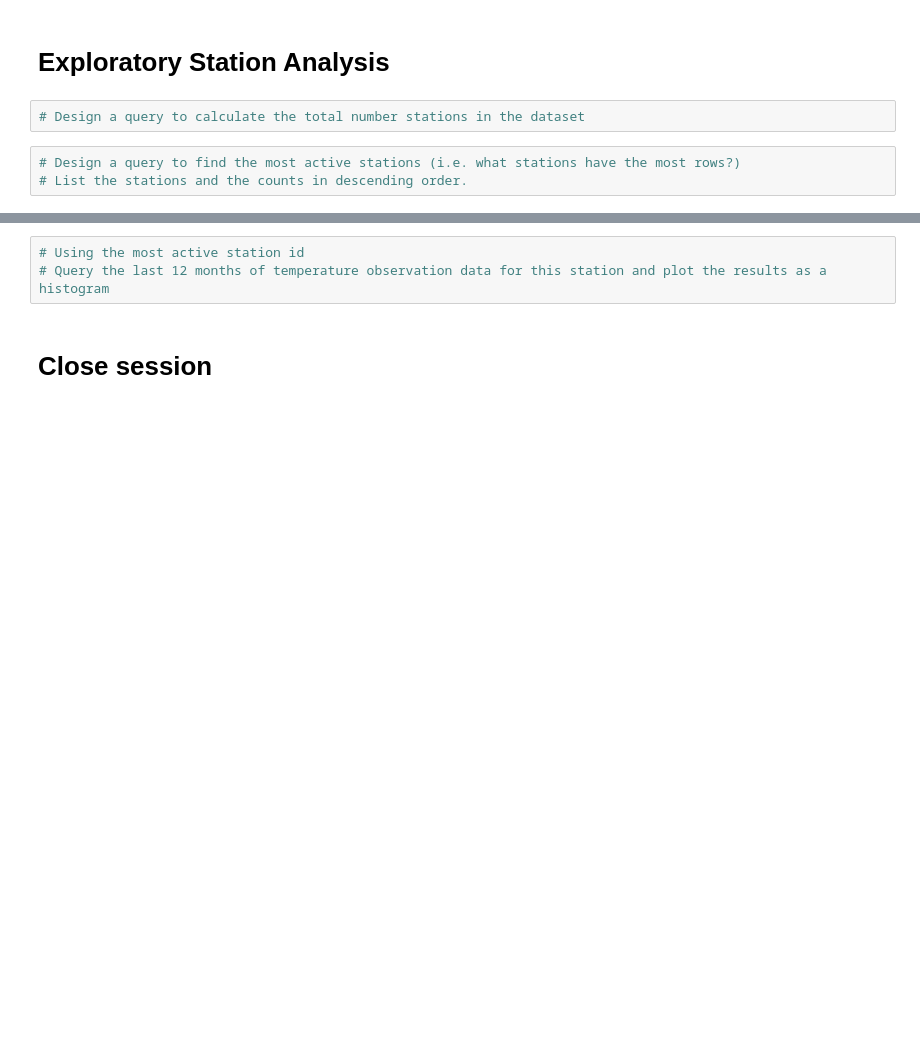
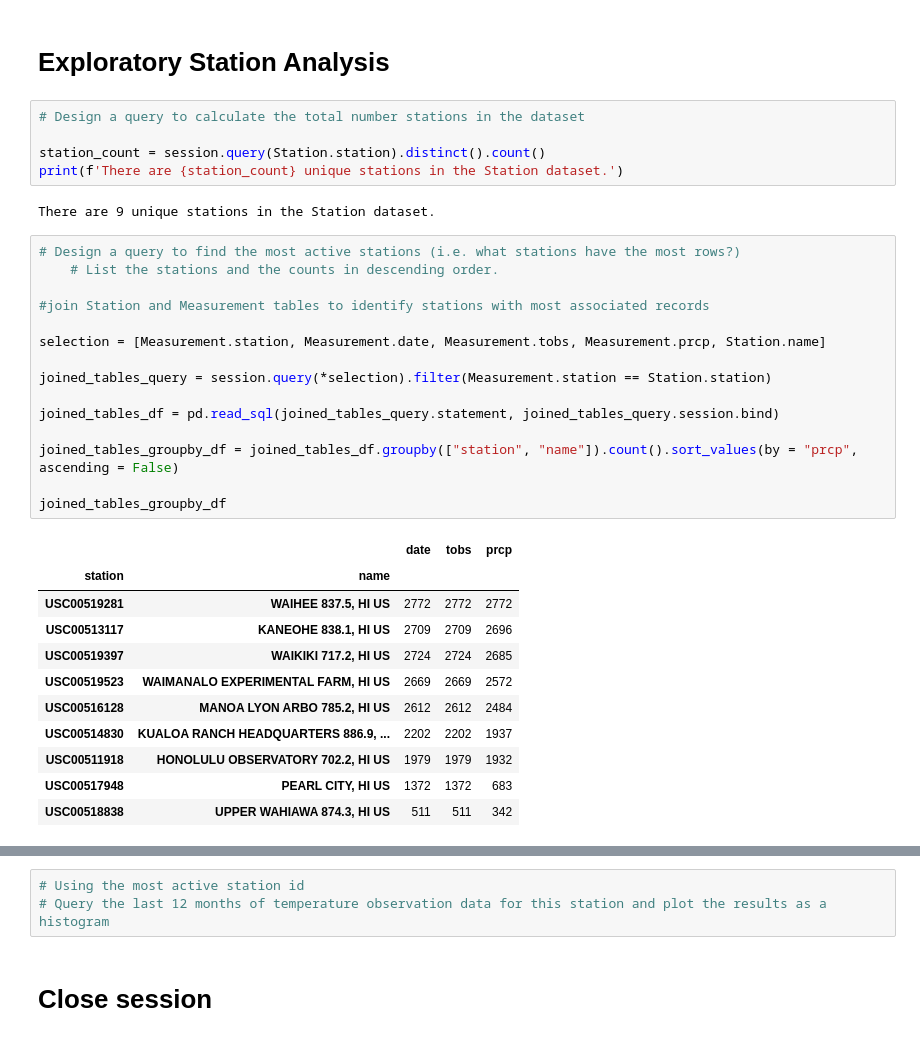
Before and after one commit to Jhernie/sql_alchemy, a Jupyter notebook: evangelista_climate_starter.ipynb, the cells around one changed output, grey strips where cells are left out. Drawn from its saved outputs; the diff is of its cells as text; blank space fills up the shorter version.

```diff
--- a/evangelista_climate_starter.ipynb
+++ b/evangelista_climate_starter.ipynb
@@ -184,8 +197,37 @@ climate_df.plot(
 # Exploratory Station Analysis
 # %%
 # Design a query to calculate the total number stations in the dataset
+
+station_count = session.query(Station.station).distinct().count()
+print(f'There are {station_count} unique stations in the Station dataset.')
+# %% [output]
+There are 9 unique stations in the Station dataset.
 # %%
 # Design a query to find the most active stations (i.e. what stations have the most rows?)
-# List the stations and the counts in descending order.
+    # List the stations and the counts in descending order.
+
+#join Station and Measurement tables to identify stations with most associated records
+
+selection = [Measurement.station, Measurement.date, Measurement.tobs, Measurement.prcp, Station.name]
+
+joined_tables_query = session.query(*selection).filter(Measurement.station == Station.station)
+
+joined_tables_df = pd.read_sql(joined_tables_query.statement, joined_tables_query.session.bind)
+
+joined_tables_groupby_df = joined_tables_df.groupby(["station", "name"]).count().sort_values(by = "prcp", ascending = False)
+
+joined_tables_groupby_df
+# %% [output]
+|  |  | date | tobs | prcp |
+| station | name |  |  |  |
+| USC00519281 | WAIHEE 837.5, HI US | 2772 | 2772 | 2772 |
+| USC00513117 | KANEOHE 838.1, HI US | 2709 | 2709 | 2696 |
+| USC00519397 | WAIKIKI 717.2, HI US | 2724 | 2724 | 2685 |
+| USC00519523 | WAIMANALO EXPERIMENTAL FARM, HI US | 2669 | 2669 | 2572 |
+| USC00516128 | MANOA LYON ARBO 785.2, HI US | 2612 | 2612 | 2484 |
+| USC00514830 | KUALOA RANCH HEADQUARTERS 886.9, ... | 2202 | 2202 | 1937 |
+| USC00511918 | HONOLULU OBSERVATORY 702.2, HI US | 1979 | 1979 | 1932 |
+| USC00517948 | PEARL CITY, HI US | 1372 | 1372 | 683 |
+| USC00518838 | UPPER WAHIAWA 874.3, HI US | 511 | 511 | 342 |
 # %%
 # Using the most active station id from the previous query, calculate the lowest, highest, and average temperature.
```
Also changed, not shown: parts of 5 cells of this notebook.
